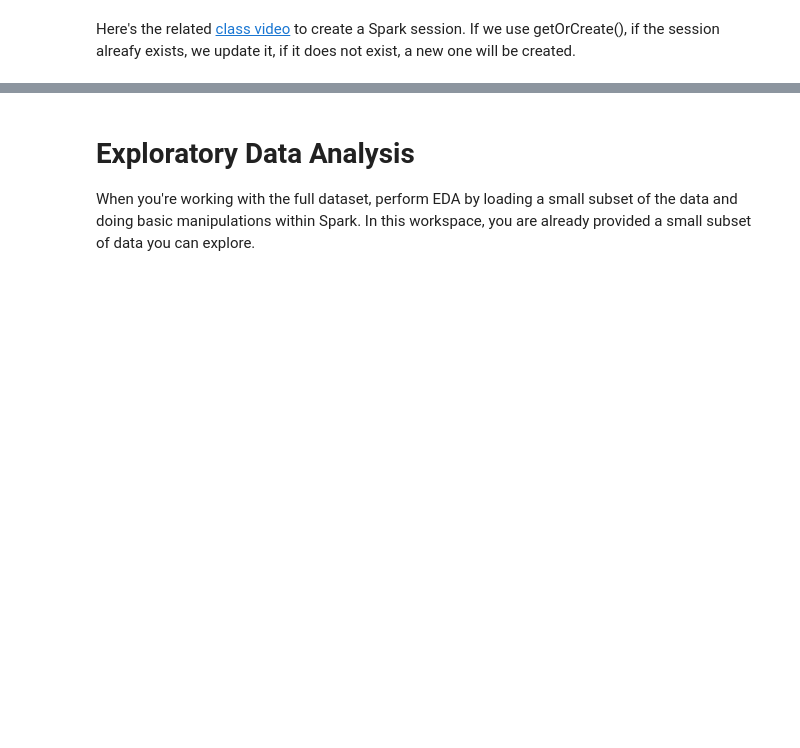
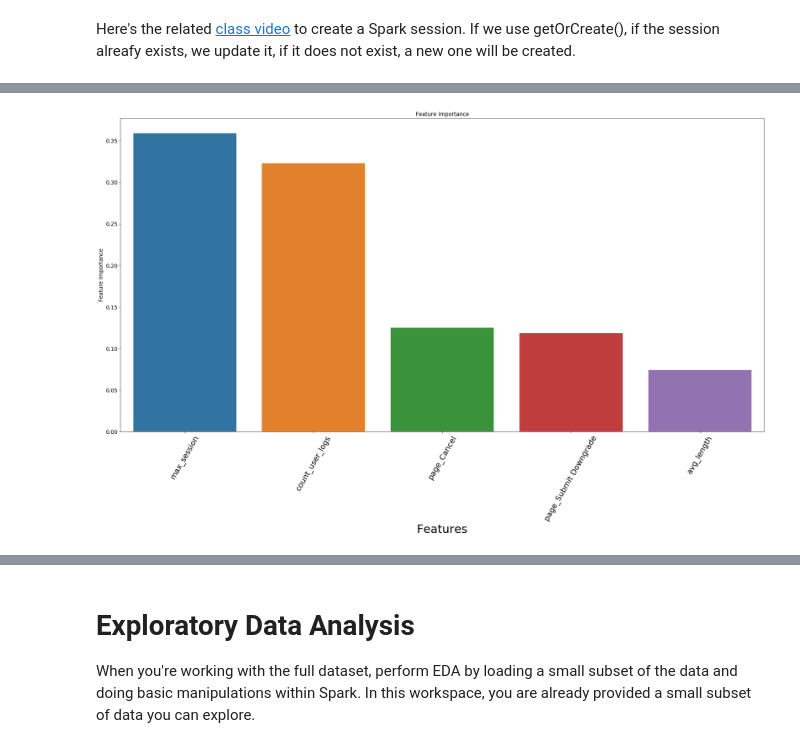
Before and after one commit to chpolyzo/DSND, a Jupyter notebook: Sparkify/Sparkify.ipynb, the cells around one changed output, grey strips where cells are left out. Drawn from its saved outputs; the diff is of its cells as text; code cells hidden in the pictures; blank space fills up the shorter version.

```diff
--- a/Sparkify/Sparkify.ipynb
+++ b/Sparkify/Sparkify.ipynb
@@ -443,0 +519,4 @@ It looks like we are done with NANs. Let's explore further our data.
+# %%
+plot_coef(rf_df)
+# %% [output]
+[figure, added]
```
Also changed, not shown: parts of 94 cells of this notebook, 2 other files.
